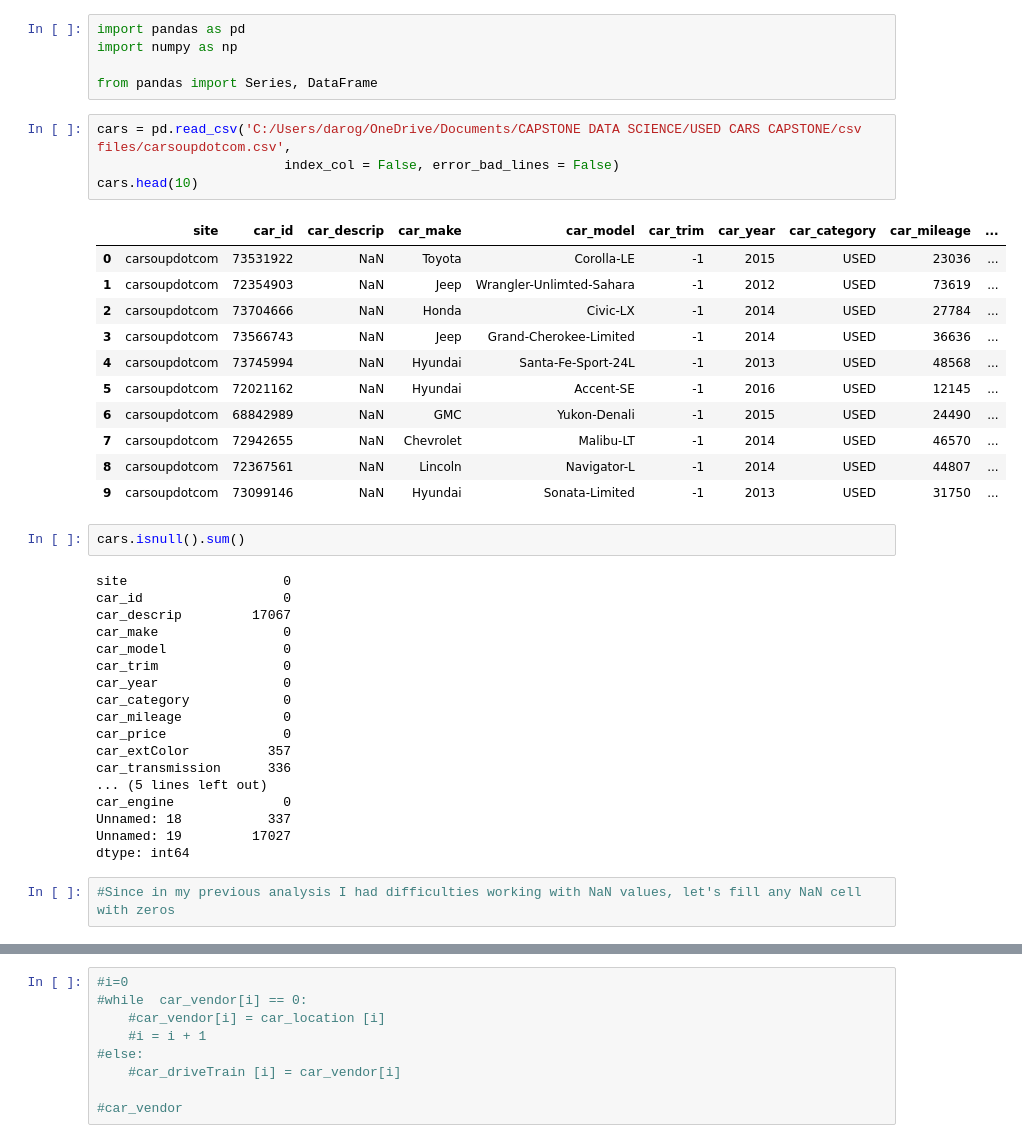
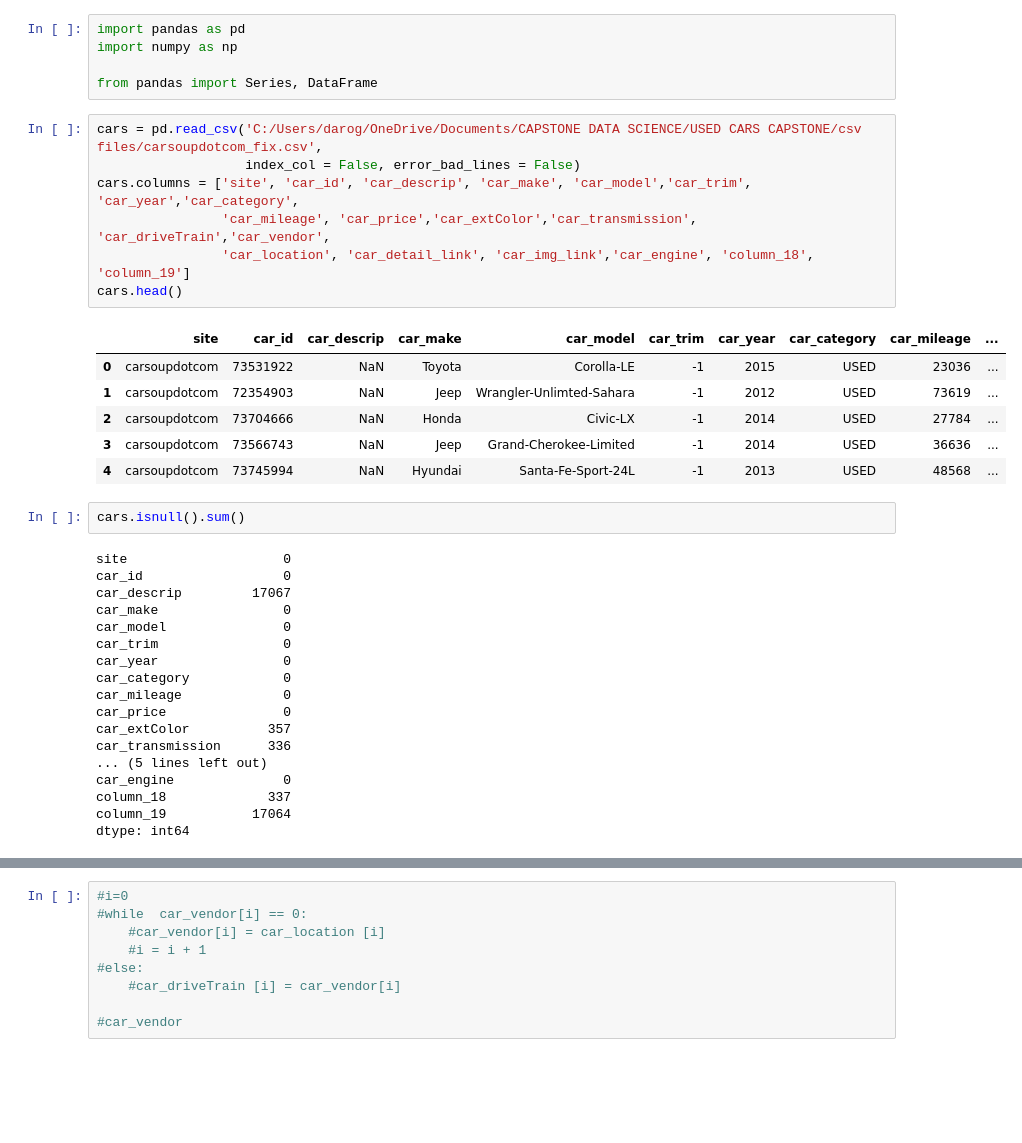
Before and after one commit to georgetown-analytics/Transit-COP, a Jupyter notebook: david/PPUCcarsoupdataset.ipynb, the cells around one changed output, grey strips where cells are left out. Cells and saved outputs as stored; diff of their text form; blank space fills up the shorter version.

```diff
--- a/david/PPUCcarsoupdataset.ipynb
+++ b/david/PPUCcarsoupdataset.ipynb
@@ -4,21 +4,19 @@ import numpy as np
 
 from pandas import Series, DataFrame
 # %%
-cars = pd.read_csv('C:/Users/darog/OneDrive/Documents/CAPSTONE DATA SCIENCE/USED CARS CAPSTONE/csv files/carsoupdotcom.csv',
-                        index_col = False, error_bad_lines = False)
-cars.head(10)
+cars = pd.read_csv('C:/Users/darog/OneDrive/Documents/CAPSTONE DATA SCIENCE/USED CARS CAPSTONE/csv files/carsoupdotcom_fix.csv',
+                   index_col = False, error_bad_lines = False)
+cars.columns = ['site', 'car_id', 'car_descrip', 'car_make', 'car_model','car_trim', 'car_year','car_category',
+                'car_mileage', 'car_price','car_extColor','car_transmission', 'car_driveTrain','car_vendor',
+                'car_location', 'car_detail_link', 'car_img_link','car_engine', 'column_18', 'column_19']
+cars.head()
 # %% [output]
 |  | site | car_id | car_descrip | car_make | car_model | car_trim | car_year | car_category | car_mileage | ... |
 | 0 | carsoupdotcom | 73531922 | NaN | Toyota | Corolla-LE | -1 | 2015 | USED | 23036 | ... |
 | 1 | carsoupdotcom | 72354903 | NaN | Jeep | Wrangler-Unlimted-Sahara | -1 | 2012 | USED | 73619 | ... |
 | 2 | carsoupdotcom | 73704666 | NaN | Honda | Civic-LX | -1 | 2014 | USED | 27784 | ... |
 | 3 | carsoupdotcom | 73566743 | NaN | Jeep | Grand-Cherokee-Limited | -1 | 2014 | USED | 36636 | ... |
 | 4 | carsoupdotcom | 73745994 | NaN | Hyundai | Santa-Fe-Sport-24L | -1 | 2013 | USED | 48568 | ... |
-| 5 | carsoupdotcom | 72021162 | NaN | Hyundai | Accent-SE | -1 | 2016 | USED | 12145 | ... |
-| 6 | carsoupdotcom | 68842989 | NaN | GMC | Yukon-Denali | -1 | 2015 | USED | 24490 | ... |
-| 7 | carsoupdotcom | 72942655 | NaN | Chevrolet | Malibu-LT | -1 | 2014 | USED | 46570 | ... |
-| 8 | carsoupdotcom | 72367561 | NaN | Lincoln | Navigator-L | -1 | 2014 | USED | 44807 | ... |
-| 9 | carsoupdotcom | 73099146 | NaN | Hyundai | Sonata-Limited | -1 | 2013 | USED | 31750 | ... |
 # %%
 cars.isnull().sum()
 # %% [output]
@@ -36,8 +34,6 @@ car_extColor          357
 car_transmission      336
 ... (5 lines left out)
 car_engine              0
-Unnamed: 18           337
-Unnamed: 19         17027
+column_18             337
+column_19           17064
 dtype: int64
-# %%
-#Since in my previous analysis I had difficulties working with NaN values, let's fill any NaN cell with zeros
```
Also changed, not shown: parts of 34 cells of this notebook.
